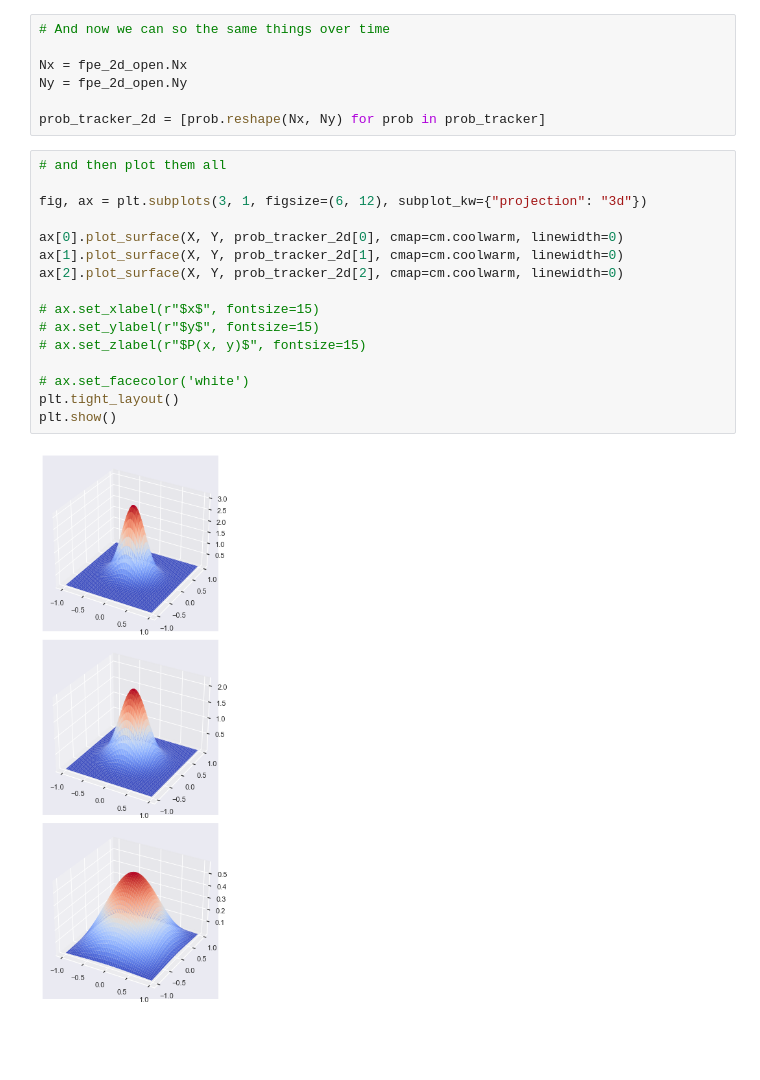
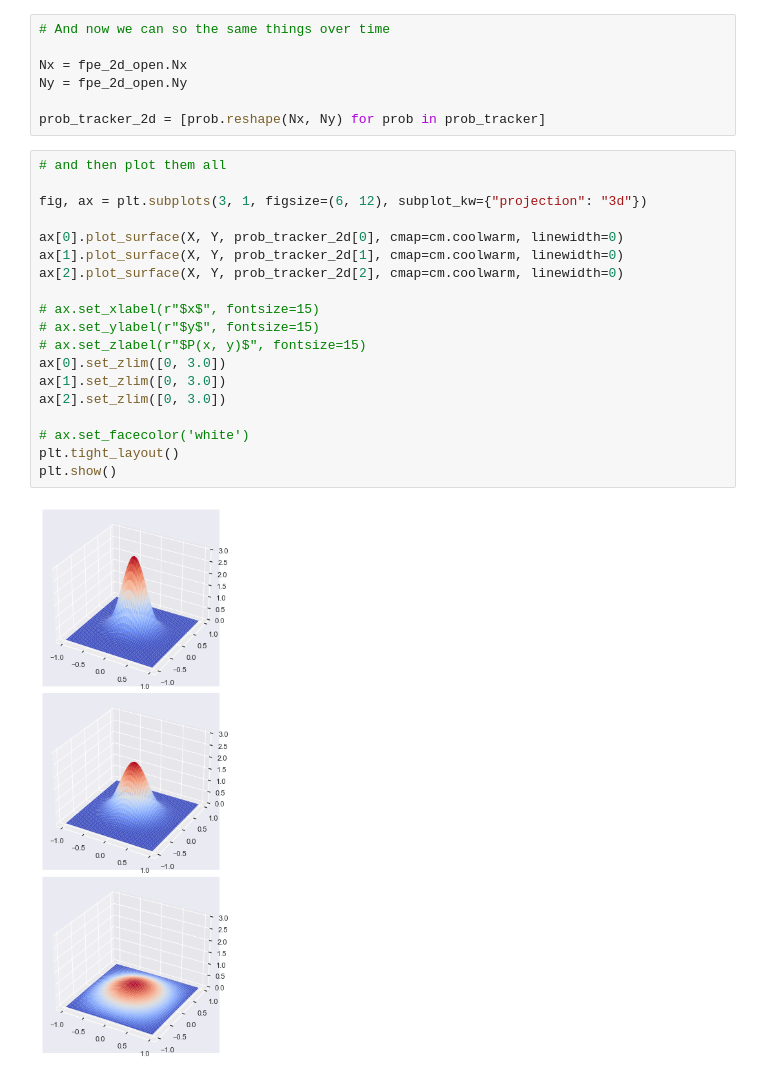
Before and after one commit to StevenJLarge/FokkerPlanck, a Jupyter notebook: notebooks/09-slarge-2d-integration-pt2.ipynb, the cells around one changed output. Cells and saved outputs as stored; diff of their text form; blank space fills up the shorter version.

```diff
--- a/notebooks/09-slarge-2d-integration-pt2.ipynb
+++ b/notebooks/09-slarge-2d-integration-pt2.ipynb
@@ -235,19 +239,22 @@ prob_tracker_2d = [prob.reshape(Nx, Ny) for prob in prob_tracker]
 # %%
 # and then plot them all
 
 fig, ax = plt.subplots(3, 1, figsize=(6, 12), subplot_kw={"projection": "3d"})
 
 ax[0].plot_surface(X, Y, prob_tracker_2d[0], cmap=cm.coolwarm, linewidth=0)
 ax[1].plot_surface(X, Y, prob_tracker_2d[1], cmap=cm.coolwarm, linewidth=0)
 ax[2].plot_surface(X, Y, prob_tracker_2d[2], cmap=cm.coolwarm, linewidth=0)
 
 # ax.set_xlabel(r"$x$", fontsize=15)
 # ax.set_ylabel(r"$y$", fontsize=15)
 # ax.set_zlabel(r"$P(x, y)$", fontsize=15)
+ax[0].set_zlim([0, 3.0])
+ax[1].set_zlim([0, 3.0])
+ax[2].set_zlim([0, 3.0])
 
 # ax.set_facecolor('white')
 plt.tight_layout()
 plt.show()
 # %% [output]
-[figure, old version]
+[figure, new version]
 # %%
```
Also changed, not shown: parts of 18 cells of this notebook, 2 other files.
